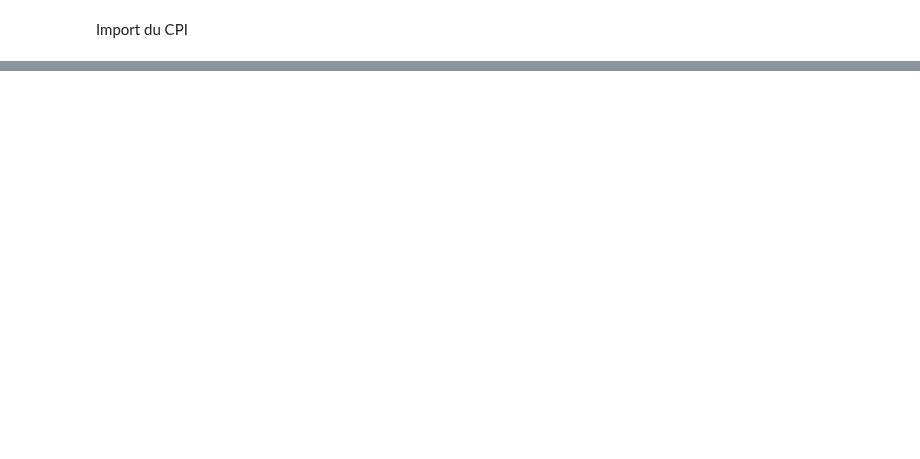
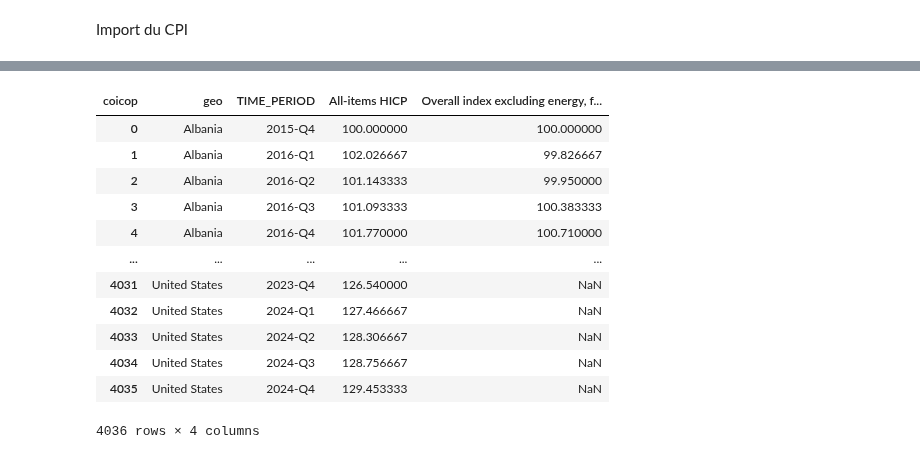
Before and after one commit to enriquealarcon01/Stat-App, a Jupyter notebook: Stat'App- test données.ipynb, the cells around one changed output, grey strips where cells are left out. Saved outputs shown, nothing was run; the diff lists cells and outputs as text; code cells hidden in the pictures; blank space fills up the shorter version.

```diff
--- a/Stat'App- test données.ipynb
+++ b/Stat'App- test données.ipynb
@@ -422,0 +472,29 @@ Index(['Zone de référence', 'TIME_PERIOD', 'Mesure', 'OBS_VALUE'], dtype='obje
+# %%
+# problème: les données sont mensuelles et elles n'existent pas en trimestriel sur eurostat : on va faire utiliser la moyenne pour chaque trimestre
+
+# Convertir 'TIME_PERIOD' en datetime
+df_cpi=df_cpi_pivot
+df_cpi['TIME_PERIOD'] = pd.to_datetime(df_cpi['TIME_PERIOD'], format='%Y-%m')
+
+# Ajouter une colonne 'quTIME_PERIODarter' en fonction de l'année et du mois
+df_cpi['TIME_PERIOD'] = df_cpi['TIME_PERIOD'].dt.to_period('Q')
+
+# Regrouper par pays et trimestre, puis prendre la moyenne
+df_cpi_trimestriel = df_cpi.groupby(['geo', 'TIME_PERIOD'])[['All-items HICP','Overall index excluding energy, food, alcohol and tobacco']].mean().reset_index()
+df_cpi_trimestriel['TIME_PERIOD'] = df_cpi_trimestriel['TIME_PERIOD'].astype(str).str.replace('Q', '-Q')
+
+df_cpi_trimestriel
+# %% [output]
+| coicop | geo | TIME_PERIOD | All-items HICP | Overall index excluding energy, f... |
+| 0 | Albania | 2015-Q4 | 100.000000 | 100.000000 |
+| 1 | Albania | 2016-Q1 | 102.026667 | 99.826667 |
+| 2 | Albania | 2016-Q2 | 101.143333 | 99.950000 |
+| 3 | Albania | 2016-Q3 | 101.093333 | 100.383333 |
+| 4 | Albania | 2016-Q4 | 101.770000 | 100.710000 |
+| ... | ... | ... | ... | ... |
+| 4031 | United States | 2023-Q4 | 126.540000 | NaN |
+| 4032 | United States | 2024-Q1 | 127.466667 | NaN |
+| 4033 | United States | 2024-Q2 | 128.306667 | NaN |
+| 4034 | United States | 2024-Q3 | 128.756667 | NaN |
+| 4035 | United States | 2024-Q4 | 129.453333 | NaN |
+4036 rows × 4 columns
```
Also changed, not shown: parts of 15 cells of this notebook.
